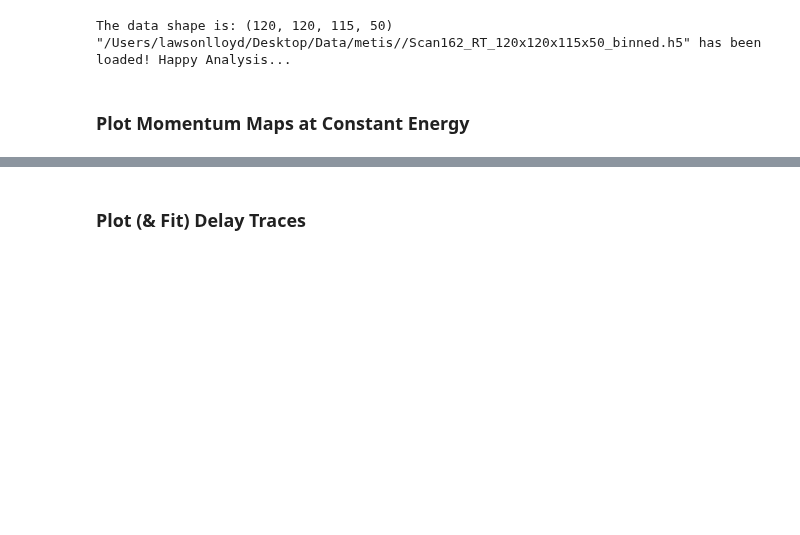
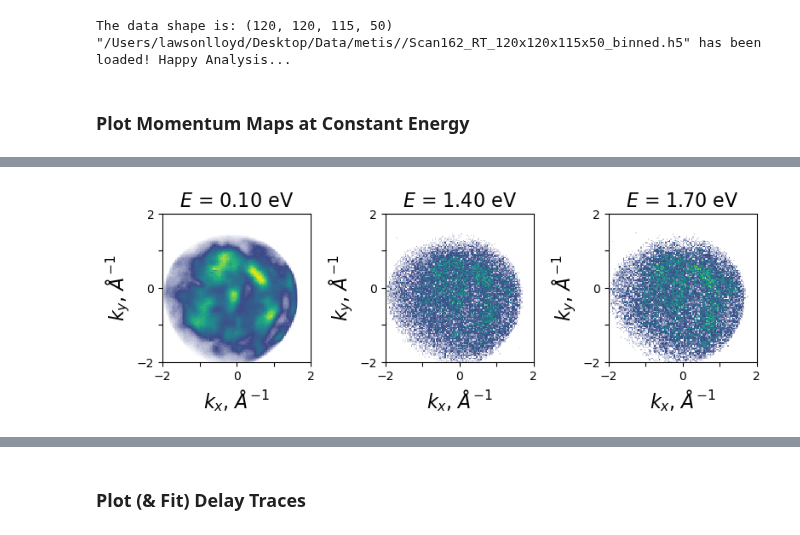
Before and after one commit to lawsonlloyd/mpes-analysis, a Jupyter notebook: mpes_Plot_Analysis.ipynb, the cells around one changed output, grey strips where cells are left out. Drawn from its saved outputs; the diff is of its cells as text; code cells hidden in the pictures; blank space fills up the shorter version.

```diff
--- a/mpes_Plot_Analysis.ipynb
+++ b/mpes_Plot_Analysis.ipynb
@@ -74,0 +75,8 @@ mpes.save_figure(fig, name = f'test', image_format = 'pdf')
+# %%
+fig, ax, im = mpes.plot_momentum_maps(
+    I_res, E=E, E_int=0.2, delays = None, delay_int = None,
+    cmap=cmap_LTL, scale=[0, 1],
+    fontsize=16, figsize=(8, 3), colorbar=False, panel_labels = False
+)
+# %% [output]
+[figure, added]
```
Also changed, not shown: parts of 3 cells of this notebook, 2 other files.
